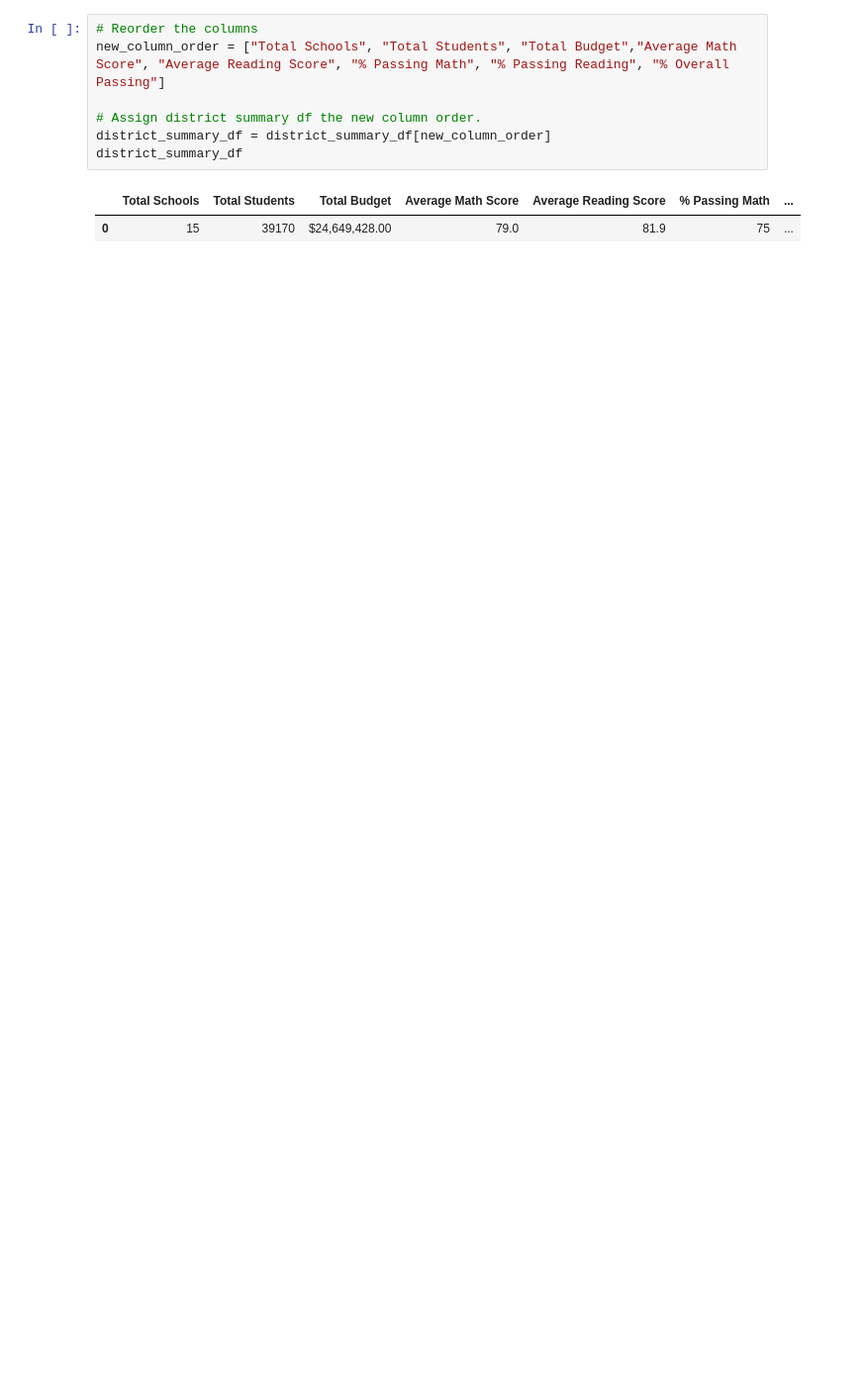
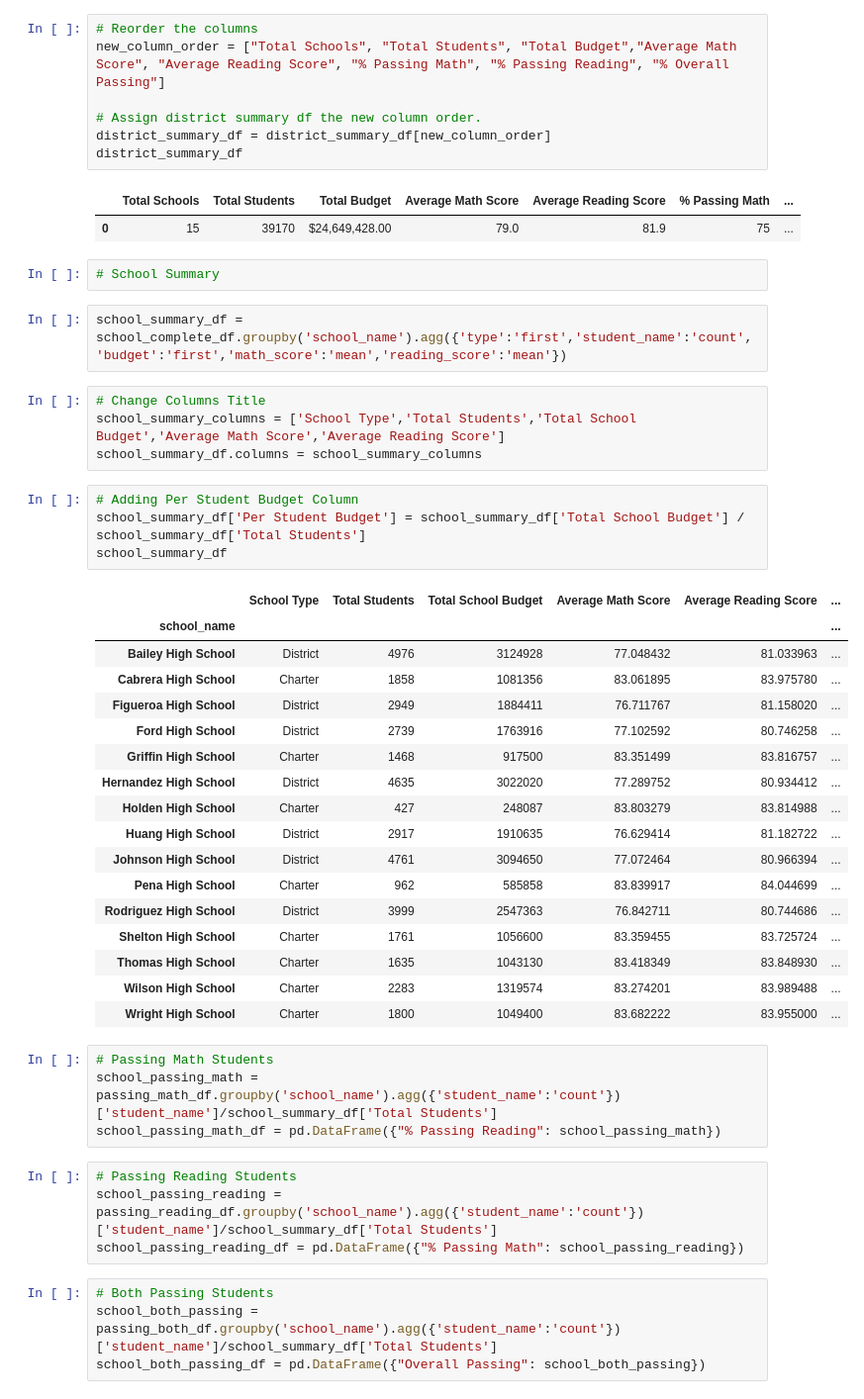
Before and after one commit to risedragon/School_District_Analysis, a Jupyter notebook: PyCitySchools.ipynb, the cells around one changed output. Shown: that part at 99% size. Cells and saved outputs as stored; diff of their text form; blank space fills up the shorter version.

Commit message:
School Summary

```diff
--- a/PyCitySchools.ipynb
+++ b/PyCitySchools.ipynb
@@ -234,3 +209,45 @@ district_summary_df
 # %% [output]
 |  | Total Schools | Total Students | Total Budget | Average Math Score | Average Reading Score | % Passing Math | ... |
 | 0 | 15 | 39170 | $24,649,428.00 | 79.0 | 81.9 | 75 | ... |
+# %%
+# School Summary
+# %%
+school_summary_df = school_complete_df.groupby('school_name').agg({'type':'first','student_name':'count','budget':'first','math_score':'mean','reading_score':'mean'})
+# %%
+# Change Columns Title
+school_summary_columns = ['School Type','Total Students','Total School Budget','Average Math Score','Average Reading Score']
+school_summary_df.columns = school_summary_columns
+# %%
+# Adding Per Student Budget Column
+school_summary_df['Per Student Budget'] = school_summary_df['Total School Budget'] / school_summary_df['Total Students']
+school_summary_df
+# %% [output]
+|  | School Type | Total Students | Total School Budget | Average Math Score | Average Reading Score | ... |
+| school_name |  |  |  |  |  | ... |
+| Bailey High School | District | 4976 | 3124928 | 77.048432 | 81.033963 | ... |
+| Cabrera High School | Charter | 1858 | 1081356 | 83.061895 | 83.975780 | ... |
+| Figueroa High School | District | 2949 | 1884411 | 76.711767 | 81.158020 | ... |
+| Ford High School | District | 2739 | 1763916 | 77.102592 | 80.746258 | ... |
+| Griffin High School | Charter | 1468 | 917500 | 83.351499 | 83.816757 | ... |
+| Hernandez High School | District | 4635 | 3022020 | 77.289752 | 80.934412 | ... |
+| Holden High School | Charter | 427 | 248087 | 83.803279 | 83.814988 | ... |
+| Huang High School | District | 2917 | 1910635 | 76.629414 | 81.182722 | ... |
+| Johnson High School | District | 4761 | 3094650 | 77.072464 | 80.966394 | ... |
+| Pena High School | Charter | 962 | 585858 | 83.839917 | 84.044699 | ... |
+| Rodriguez High School | District | 3999 | 2547363 | 76.842711 | 80.744686 | ... |
+| Shelton High School | Charter | 1761 | 1056600 | 83.359455 | 83.725724 | ... |
+| Thomas High School | Charter | 1635 | 1043130 | 83.418349 | 83.848930 | ... |
+| Wilson High School | Charter | 2283 | 1319574 | 83.274201 | 83.989488 | ... |
+| Wright High School | Charter | 1800 | 1049400 | 83.682222 | 83.955000 | ... |
+# %%
+# Passing Math Students
+school_passing_math = passing_math_df.groupby('school_name').agg({'student_name':'count'})['student_name']/school_summary_df['Total Students']
+school_passing_math_df = pd.DataFrame({"% Passing Reading": school_passing_math})
+# %%
+# Passing Reading Students
+school_passing_reading = passing_reading_df.groupby('school_name').agg({'student_name':'count'})['student_name']/school_summary_df['Total Students']
+school_passing_reading_df = pd.DataFrame({"% Passing Math": school_passing_reading})
+# %%
+# Both Passing Students
+school_both_passing = passing_both_df.groupby('school_name').agg({'student_name':'count'})['student_name']/school_summary_df['Total Students']
+school_both_passing_df = pd.DataFrame({"Overall Passing": school_both_passing})
```
Also changed, not shown: parts of 16 cells of this notebook.
